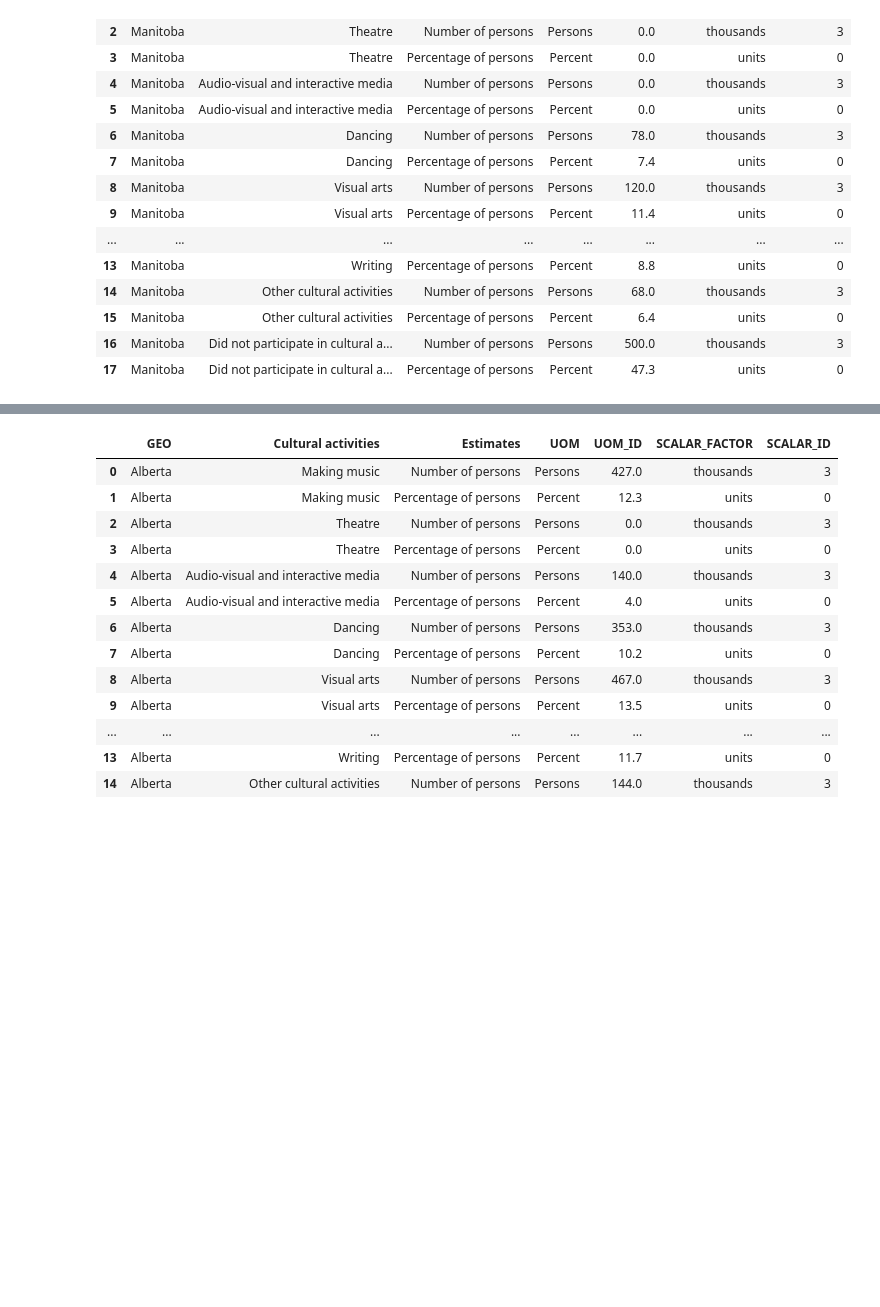
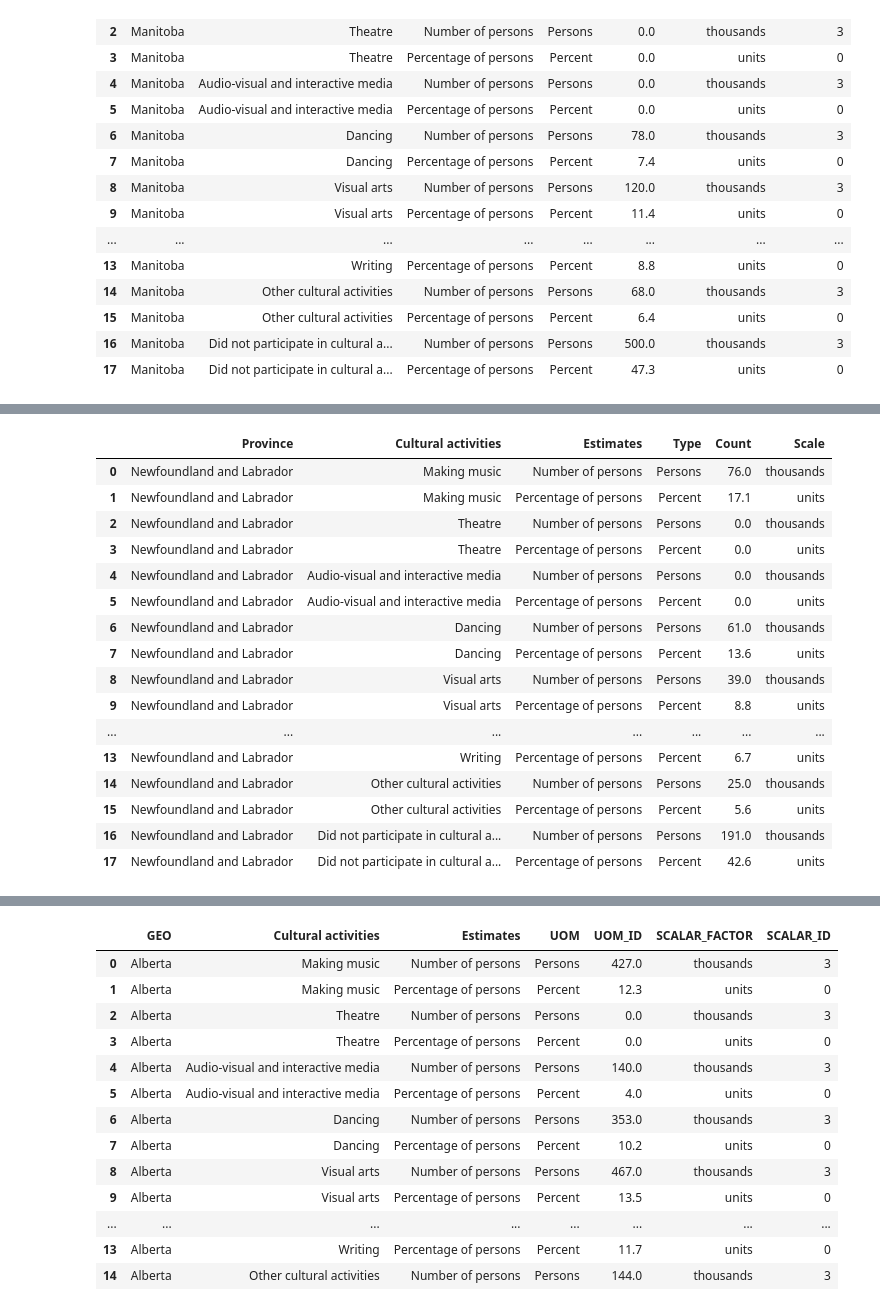
Before and after one commit to detmanski/Overview_Canada_Analysis, a Jupyter notebook: culture_by_province.ipynb, the cells around one changed output, grey strips where cells are left out. Saved outputs shown, nothing was run; the diff lists cells and outputs as text; code cells hidden in the pictures; blank space fills up the shorter version.

```diff
--- a/culture_by_province.ipynb
+++ b/culture_by_province.ipynb
@@ -133,6 +219,34 @@ nl_df
 | 15 | Newfoundland and Labrador | Other cultural activities | Percentage of persons | Percent | 5.6 | units | 0 |
 | 16 | Newfoundland and Labrador | Did not participate in cultural a... | Number of persons | Persons | 191.0 | thousands | 3 |
 | 17 | Newfoundland and Labrador | Did not participate in cultural a... | Percentage of persons | Percent | 42.6 | units | 0 |
+# %%
+nl_df = nl_df.rename(columns= {"GEO": "Province",
+                              "UOM": "Type",
+                               "UOM_ID": "Count",
+                              "SCALAR_FACTOR": "Scale",
+                              })
+nl_df.drop(columns="SCALAR_ID", inplace=True)
+# %%
+nl_df.to_csv("Resources/nl_df.csv")
+nl_df
+# %% [output]
+|  | Province | Cultural activities | Estimates | Type | Count | Scale |
+| 0 | Newfoundland and Labrador | Making music | Number of persons | Persons | 76.0 | thousands |
+| 1 | Newfoundland and Labrador | Making music | Percentage of persons | Percent | 17.1 | units |
+| 2 | Newfoundland and Labrador | Theatre | Number of persons | Persons | 0.0 | thousands |
+| 3 | Newfoundland and Labrador | Theatre | Percentage of persons | Percent | 0.0 | units |
+| 4 | Newfoundland and Labrador | Audio-visual and interactive media | Number of persons | Persons | 0.0 | thousands |
+| 5 | Newfoundland and Labrador | Audio-visual and interactive media | Percentage of persons | Percent | 0.0 | units |
+| 6 | Newfoundland and Labrador | Dancing | Number of persons | Persons | 61.0 | thousands |
+| 7 | Newfoundland and Labrador | Dancing | Percentage of persons | Percent | 13.6 | units |
+| 8 | Newfoundland and Labrador | Visual arts | Number of persons | Persons | 39.0 | thousands |
+| 9 | Newfoundland and Labrador | Visual arts | Percentage of persons | Percent | 8.8 | units |
+| ... | ... | ... | ... | ... | ... | ... |
+| 13 | Newfoundland and Labrador | Writing | Percentage of persons | Percent | 6.7 | units |
+| 14 | Newfoundland and Labrador | Other cultural activities | Number of persons | Persons | 25.0 | thousands |
+| 15 | Newfoundland and Labrador | Other cultural activities | Percentage of persons | Percent | 5.6 | units |
+| 16 | Newfoundland and Labrador | Did not participate in cultural a... | Number of persons | Persons | 191.0 | thousands |
+| 17 | Newfoundland and Labrador | Did not participate in cultural a... | Percentage of persons | Percent | 42.6 | units |
 # %%
 ab_string = 'Resources/AB_Cultural_Participation.csv'
 ab_df = pd.read_csv(ab_string)
```
Also changed, not shown: parts of 18 cells of this notebook, 9 other files.
